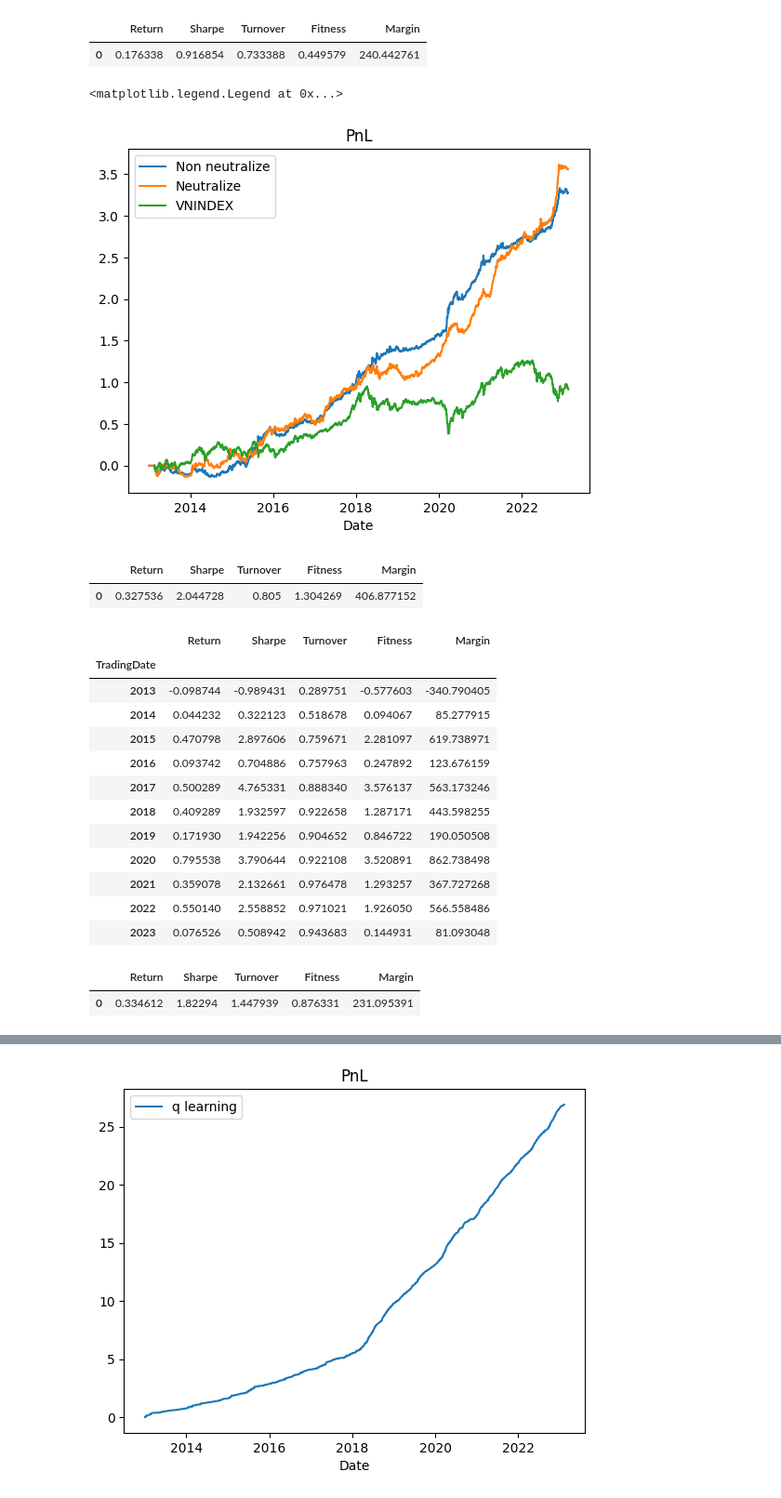
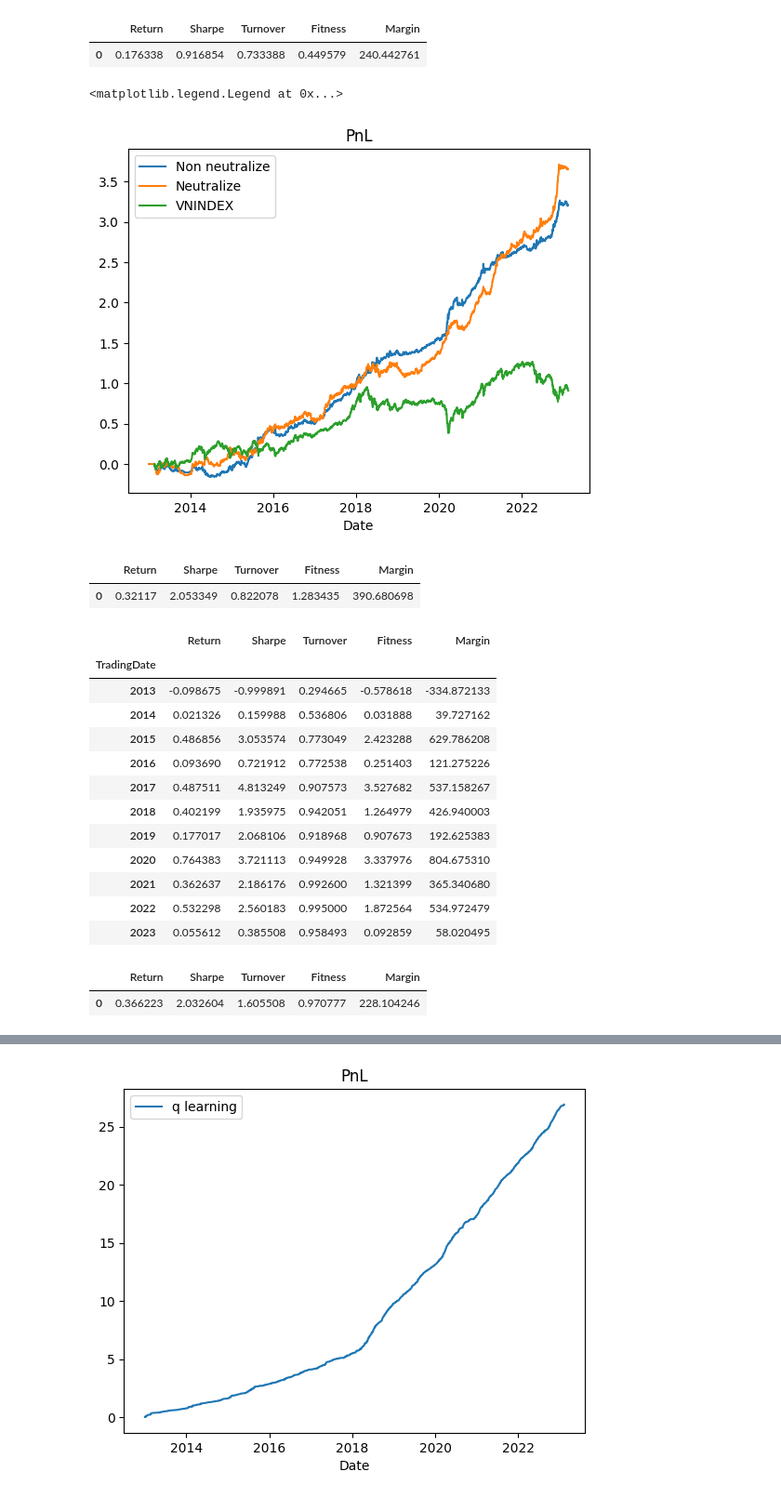
Before and after one commit to khanhtrinh2003/VN30-Strategy, a Jupyter notebook: main.ipynb, the cells around one changed output, grey strips where cells are left out. Shown at 93% size. Drawn from its saved outputs; the diff is of its cells as text; code cells hidden in the pictures.

```diff
--- a/main.ipynb
+++ b/main.ipynb
@@ -300,50 +369,50 @@ b.get_overall()
 |  | Return | Sharpe | Turnover | Fitness | Margin |
 | 0 | 0.176338 | 0.916854 | 0.733388 | 0.449579 | 240.442761 |
 # %%
-alpha = (0.3*alpha7+0.6*ts_zscore(close,2))
+alpha = (0.3*alpha7+0.7*ts_zscore(close,2))
 w =weights(alpha, neutrali=0)
 w1 =weights(alpha,neutrali=1)
 
 returns = close.pct_change()
 a = Simresult(w,returns)
 a.plot_pnl("Non neutralize")
 
 b = Simresult(w1,returns)
 b.plot_pnl("Neutralize")
 
 m=get_index_series(index_code='VNINDEX', time_range='TenYears')
 m["i"]=pd.to_datetime(m["tradingDate"])
 plt.plot(m["i"],np.cumsum(m["indexValue"].pct_change()), label="VNINDEX")
 plt.legend()
 # %% [output]
 <matplotlib.legend.Legend at 0x...>
-[figure, old version]
+[figure, new version]
 # %%
 a.get_overall()
 # %% [output]
 |  | Return | Sharpe | Turnover | Fitness | Margin |
-| 0 | 0.327536 | 2.044728 | 0.805 | 1.304269 | 406.877152 |
+| 0 | 0.32117 | 2.053349 | 0.822078 | 1.283435 | 390.680698 |
 # %%
 a.get_summary()
 # %% [output]
 |  | Return | Sharpe | Turnover | Fitness | Margin |
 | TradingDate |  |  |  |  |  |
-| 2013 | -0.098744 | -0.989431 | 0.289751 | -0.577603 | -340.790405 |
-| 2014 | 0.044232 | 0.322123 | 0.518678 | 0.094067 | 85.277915 |
-| 2015 | 0.470798 | 2.897606 | 0.759671 | 2.281097 | 619.738971 |
-| 2016 | 0.093742 | 0.704886 | 0.757963 | 0.247892 | 123.676159 |
-| 2017 | 0.500289 | 4.765331 | 0.888340 | 3.576137 | 563.173246 |
-| 2018 | 0.409289 | 1.932597 | 0.922658 | 1.287171 | 443.598255 |
-| 2019 | 0.171930 | 1.942256 | 0.904652 | 0.846722 | 190.050508 |
-| 2020 | 0.795538 | 3.790644 | 0.922108 | 3.520891 | 862.738498 |
-| 2021 | 0.359078 | 2.132661 | 0.976478 | 1.293257 | 367.727268 |
-| 2022 | 0.550140 | 2.558852 | 0.971021 | 1.926050 | 566.558486 |
-| 2023 | 0.076526 | 0.508942 | 0.943683 | 0.144931 | 81.093048 |
+| 2013 | -0.098675 | -0.999891 | 0.294665 | -0.578618 | -334.872133 |
+| 2014 | 0.021326 | 0.159988 | 0.536806 | 0.031888 | 39.727162 |
+| 2015 | 0.486856 | 3.053574 | 0.773049 | 2.423288 | 629.786208 |
+| 2016 | 0.093690 | 0.721912 | 0.772538 | 0.251403 | 121.275226 |
+| 2017 | 0.487511 | 4.813249 | 0.907573 | 3.527682 | 537.158267 |
+| 2018 | 0.402199 | 1.935975 | 0.942051 | 1.264979 | 426.940003 |
+| 2019 | 0.177017 | 2.068106 | 0.918968 | 0.907673 | 192.625383 |
+| 2020 | 0.764383 | 3.721113 | 0.949928 | 3.337976 | 804.675310 |
+| 2021 | 0.362637 | 2.186176 | 0.992600 | 1.321399 | 365.340680 |
+| 2022 | 0.532298 | 2.560183 | 0.995000 | 1.872564 | 534.972479 |
+| 2023 | 0.055612 | 0.385508 | 0.958493 | 0.092859 | 58.020495 |
 # %%
 b.get_overall()
 # %% [output]
 |  | Return | Sharpe | Turnover | Fitness | Margin |
-| 0 | 0.334612 | 1.82294 | 1.447939 | 0.876331 | 231.095391 |
+| 0 | 0.366223 | 2.032604 | 1.605508 | 0.970777 | 228.104246 |
 # %%
 b.get_summary()
 # %% [output]
```
Also changed, not shown: parts of 15 cells of this notebook, 2 other files.
